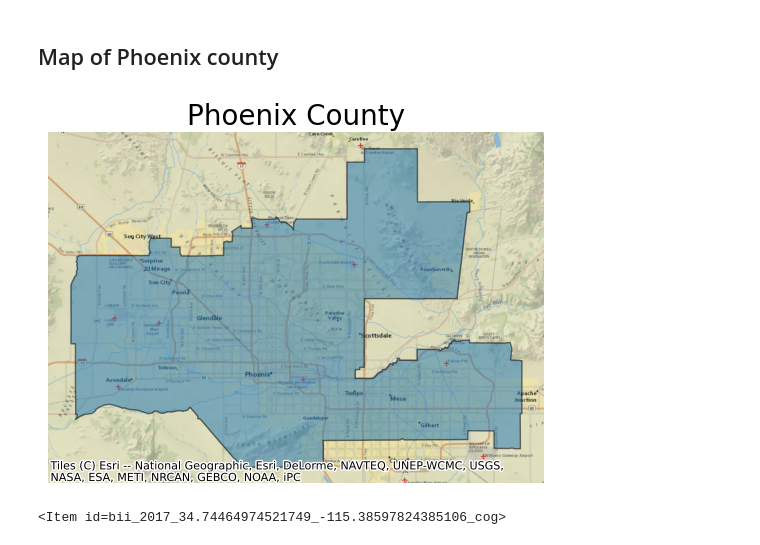
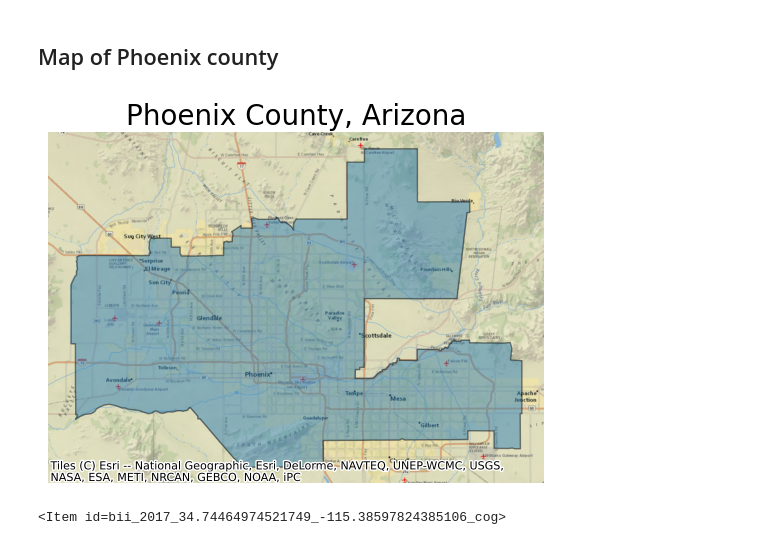
Before and after one commit to annaramji/biodiv-index-phoenix, a Jupyter notebook: biodiversity_index_phoenix.ipynb, the cells around one changed output. Drawn from its saved outputs; the diff is of its cells as text; code cells hidden in the pictures.

Commit message:
up to final plot, pre-cleaning

```diff
--- a/biodiversity_index_phoenix.ipynb
+++ b/biodiversity_index_phoenix.ipynb
@@ -131,19 +133,22 @@ Datum: North American Datum 1983
 # %%
 # set up figure
 fig, ax = plt.subplots()
 
 # create axis with plot
 (phoenix.to_crs(epsg=3857)
-      .plot(ax=ax, figsize=(7,7), alpha=0.5, edgecolor="k"))
+      .plot(ax=ax, figsize=(10, 10), alpha=0.45, edgecolor="k"))
 
 # add NatGeo basemap from contextily
 ctx.add_basemap(ax=ax, source=ctx.providers.Esri.NatGeoWorldMap)
 
 # update axes
-ax.set_title("Phoenix County", fontdict= {"fontsize": "20"})
+ax.set_title("Phoenix County, Arizona", fontdict= {"fontsize": "20"})
 ax.set_axis_off()
+
+# saving map as an image so we can input it elsewhere in our notebook
+plt.savefig('figures/phoenix_county.png', bbox_inches = "tight", dpi = 100)
 # %% [output]
-[figure, old version]
+[figure, new version]
 # %%
 # selecting 2017 data
 px_2017 = item_names['bii_2017_34.74464974521749_-115.38597824385106_cog']
```
Also changed, not shown: parts of 18 cells of this notebook, 2 other files.
